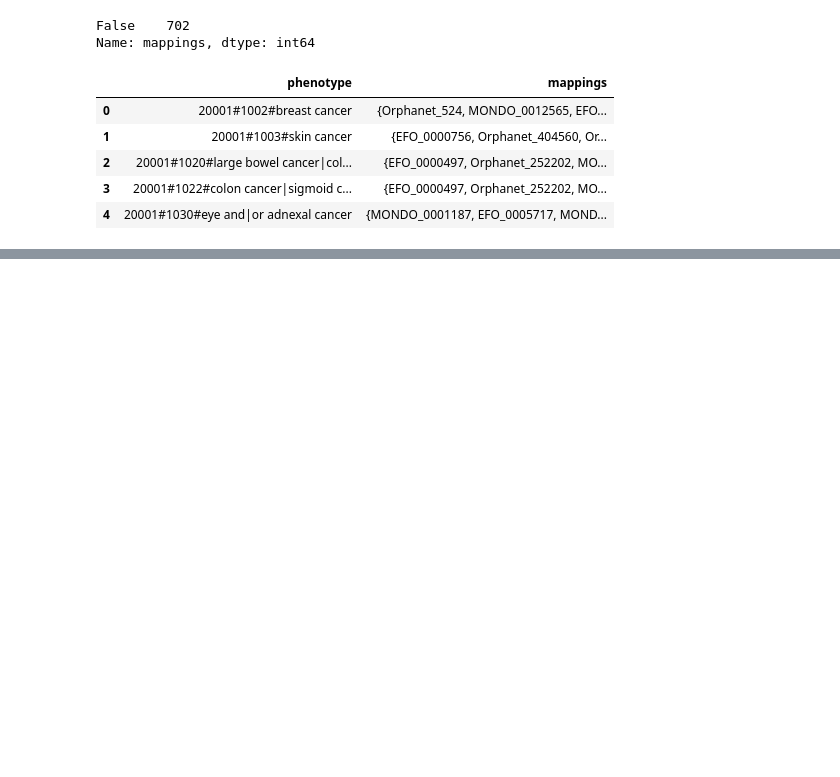
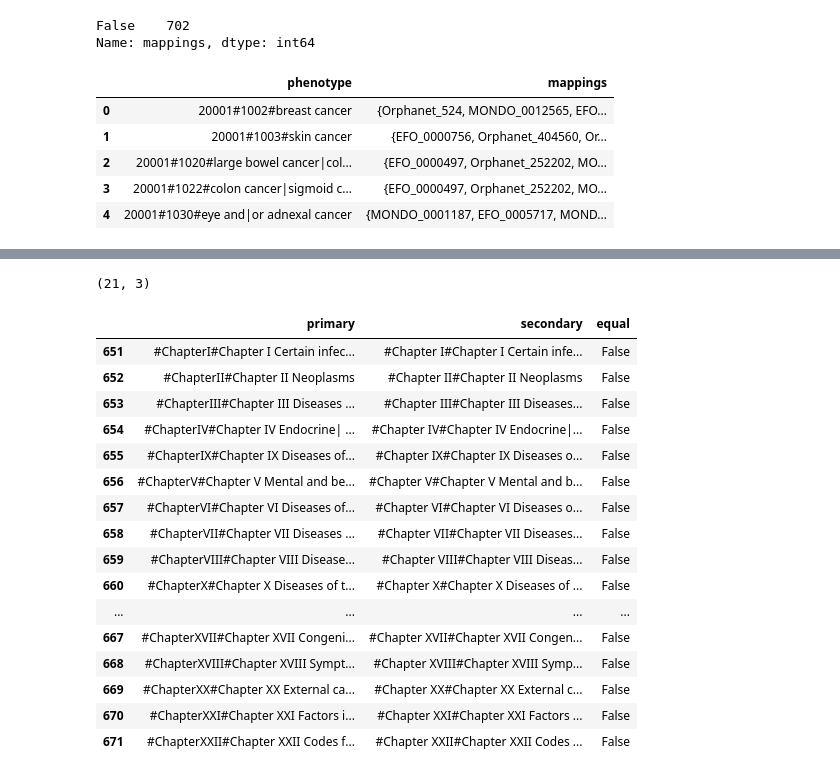
Before and after one commit to ireneisdoomed/random_notebooks, a Jupyter notebook: exome_data/az/notebooks/phenotypes.ipynb, the cells around one changed output, grey strips where cells are left out. Drawn from its saved outputs; the diff is of its cells as text; code cells hidden in the pictures; blank space fills up the shorter version.

Commit message:
Phenotype Union exploration

```diff
--- a/exome_data/az/notebooks/phenotypes.ipynb
+++ b/exome_data/az/notebooks/phenotypes.ipynb
@@ -353,0 +372,4 @@ Name: mappings, dtype: int64
+# %%
+union = pd.read_excel(Path.joinpath(ROOT / 'data/Supp table 1 - Studied phenotypes.xlsx'), sheet_name='Union Mapping')
+
+union.head()
@@ -353,0 +403,14 @@ Name: mappings, dtype: int64
+# %%
+# Let's compare them removing the codes
+
+tmp = union.copy().iloc[:, [3,4]]
+
+
+tmp['primary'] = tmp.iloc[:, 0].str.replace(r'^\d{5}', '')
+tmp['secondary'] = tmp.iloc[:, 1].str.replace(r'^\d{5}', '')
+tmp = tmp.iloc[:, [2,3]]
+
+comparison_column = np.where(tmp['primary'] == tmp['secondary'], True, False)
+tmp['equal'] = comparison_column
+
+tmp.head()
@@ -353,0 +424,25 @@ Name: mappings, dtype: int64
+# %%
+print(tmp.query('equal == False').drop_duplicates().shape)
+
+tmp.query('equal == False').drop_duplicates()
+
+# The differences in the string are minimal...
+# %% [output]
+(21, 3)
+|  | primary | secondary | equal |
+| 651 | #ChapterI#Chapter I Certain infec... | #Chapter I#Chapter I Certain infe... | False |
+| 652 | #ChapterII#Chapter II Neoplasms | #Chapter II#Chapter II Neoplasms | False |
+| 653 | #ChapterIII#Chapter III Diseases ... | #Chapter III#Chapter III Diseases... | False |
+| 654 | #ChapterIV#Chapter IV Endocrine| ... | #Chapter IV#Chapter IV Endocrine|... | False |
+| 655 | #ChapterIX#Chapter IX Diseases of... | #Chapter IX#Chapter IX Diseases o... | False |
+| 656 | #ChapterV#Chapter V Mental and be... | #Chapter V#Chapter V Mental and b... | False |
+| 657 | #ChapterVI#Chapter VI Diseases of... | #Chapter VI#Chapter VI Diseases o... | False |
+| 658 | #ChapterVII#Chapter VII Diseases ... | #Chapter VII#Chapter VII Diseases... | False |
+| 659 | #ChapterVIII#Chapter VIII Disease... | #Chapter VIII#Chapter VIII Diseas... | False |
+| 660 | #ChapterX#Chapter X Diseases of t... | #Chapter X#Chapter X Diseases of ... | False |
+| ... | ... | ... | ... |
+| 667 | #ChapterXVII#Chapter XVII Congeni... | #Chapter XVII#Chapter XVII Congen... | False |
+| 668 | #ChapterXVIII#Chapter XVIII Sympt... | #Chapter XVIII#Chapter XVIII Symp... | False |
+| 669 | #ChapterXX#Chapter XX External ca... | #Chapter XX#Chapter XX External c... | False |
+| 670 | #ChapterXXI#Chapter XXI Factors i... | #Chapter XXI#Chapter XXI Factors ... | False |
+| 671 | #ChapterXXII#Chapter XXII Codes f... | #Chapter XXII#Chapter XXII Codes ... | False |
```
Also changed, not shown: parts of 15 cells of this notebook, 1 other file.
